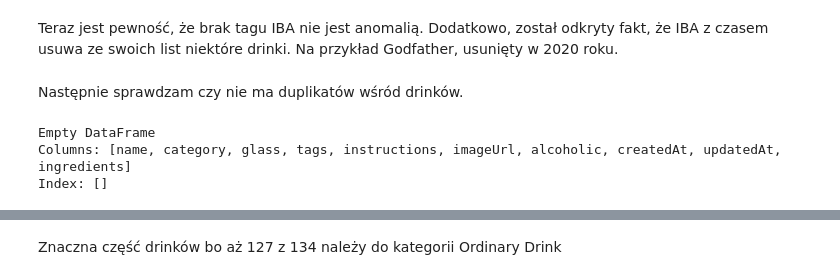
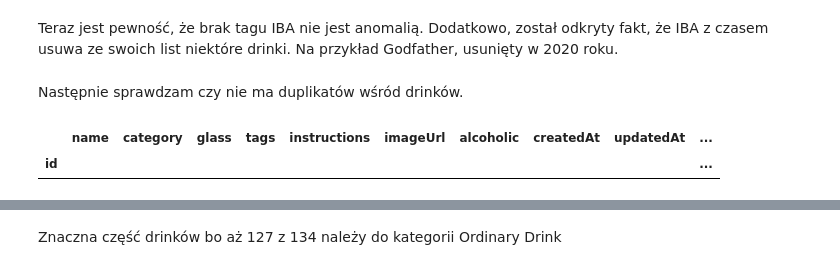
Before and after one commit to Afraiven/CocktailDB-EDA-and-Clustering, a Jupyter notebook: notebooks/1_EDA.ipynb, the cells around one changed output, grey strips where cells are left out. Cells and saved outputs as stored; diff of their text form; code cells hidden in the pictures.

```diff
--- a/notebooks/1_EDA.ipynb
+++ b/notebooks/1_EDA.ipynb
@@ -117,9 +101,7 @@ Teraz jest pewność, że brak tagu IBA nie jest anomalią. Dodatkowo, został o
 Następnie sprawdzam czy nie ma duplikatów wśród drinków.
 # %%
 duplicates = data[data.duplicated(subset=['name'], keep=False)]
-
-print(duplicates)
+duplicates
 # %% [output]
-Empty DataFrame
-Columns: [name, category, glass, tags, instructions, imageUrl, alcoholic, createdAt, updatedAt, ingredients]
-Index: []
+|  | name | category | glass | tags | instructions | imageUrl | alcoholic | createdAt | updatedAt | ... |
+| id |  |  |  |  |  |  |  |  |  | ... |
```
Also changed, not shown: parts of 19 cells of this notebook, 6 other files.
